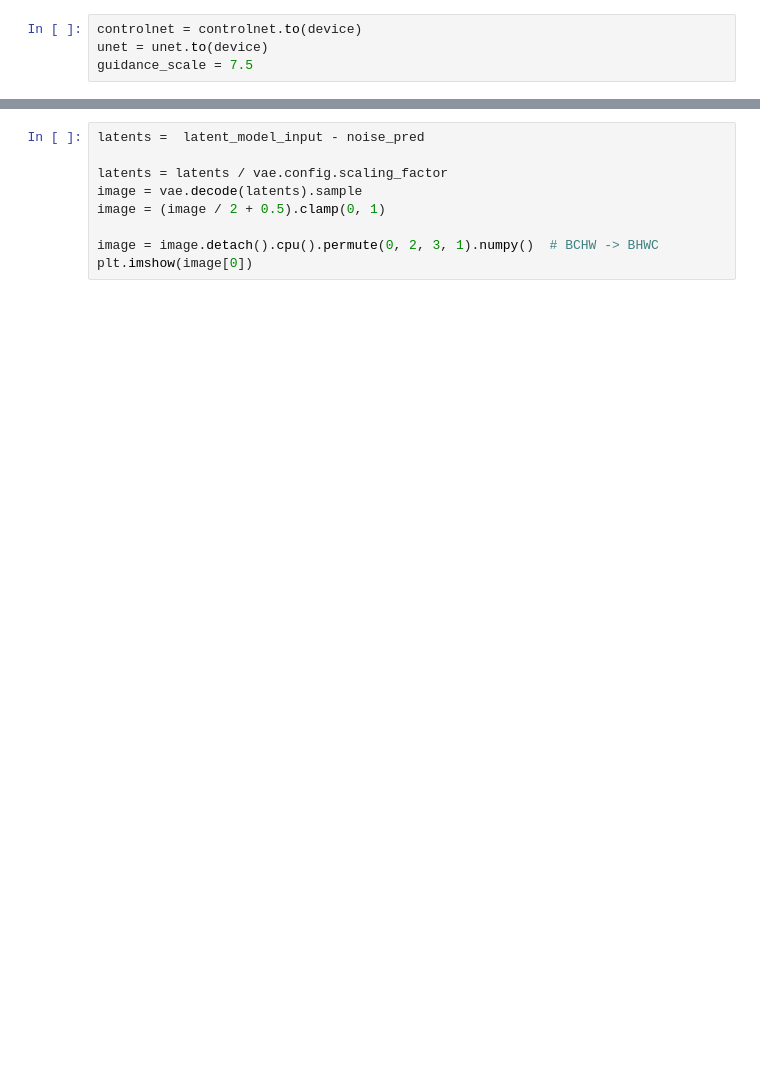
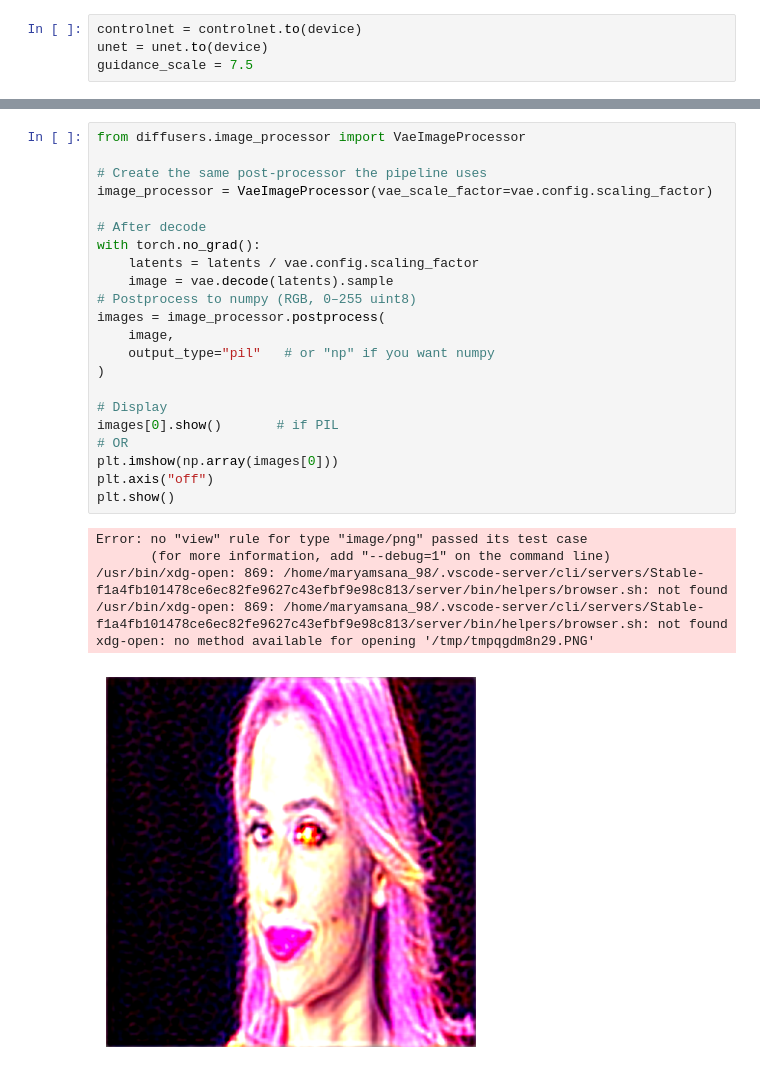
Before and after one commit to Maryamsana-1998/DiffCodec-Controlling-Latent-Diffusion-for-Perceptual-Video-Compression, a Jupyter notebook: test_pipeline.ipynb, the cells around one changed output, grey strips where cells are left out. Drawn from its saved outputs; the diff is of its cells as text; blank space fills up the shorter version.

```diff
--- a/test_pipeline.ipynb
+++ b/test_pipeline.ipynb
@@ -244,12 +230,32 @@ image = (image / 2 + 0.5).clamp(0, 1)   # to [0,1]
-# %%
-latents =  latent_model_input - noise_pred
-
-latents = latents / vae.config.scaling_factor
-image = vae.decode(latents).sample
-image = (image / 2 + 0.5).clamp(0, 1)
-
-image = image.detach().cpu().permute(0, 2, 3, 1).numpy()  # BCHW -> BHWC
-plt.imshow(image[0])
+# %%
+from diffusers.image_processor import VaeImageProcessor
+
+# Create the same post-processor the pipeline uses
+image_processor = VaeImageProcessor(vae_scale_factor=vae.config.scaling_factor)
+
+# After decode
+with torch.no_grad():
+    latents = latents / vae.config.scaling_factor
+    image = vae.decode(latents).sample
+# Postprocess to numpy (RGB, 0–255 uint8)
+images = image_processor.postprocess(
+    image,
+    output_type="pil"   # or "np" if you want numpy
+)
+
+# Display
+images[0].show()       # if PIL
+# OR
+plt.imshow(np.array(images[0]))
+plt.axis("off")
+plt.show()
+# %% [output]
+Error: no "view" rule for type "image/png" passed its test case
+       (for more information, add "--debug=1" on the command line)
+/usr/bin/xdg-open: 869: /home/maryamsana_98/.vscode-server/cli/servers/Stable-f1a4fb101478ce6ec82fe9627c43efbf9e98c813/server/bin/helpers/browser.sh: not found
+/usr/bin/xdg-open: 869: /home/maryamsana_98/.vscode-server/cli/servers/Stable-f1a4fb101478ce6ec82fe9627c43efbf9e98c813/server/bin/helpers/browser.sh: not found
+xdg-open: no method available for opening '/tmp/tmpqgdm8n29.PNG'
+[figure, added]
 # %%
 import matplotlib.pyplot as plt
 x = down_res[5]
```
Also changed, not shown: parts of 14 cells of this notebook, 3 other files.
